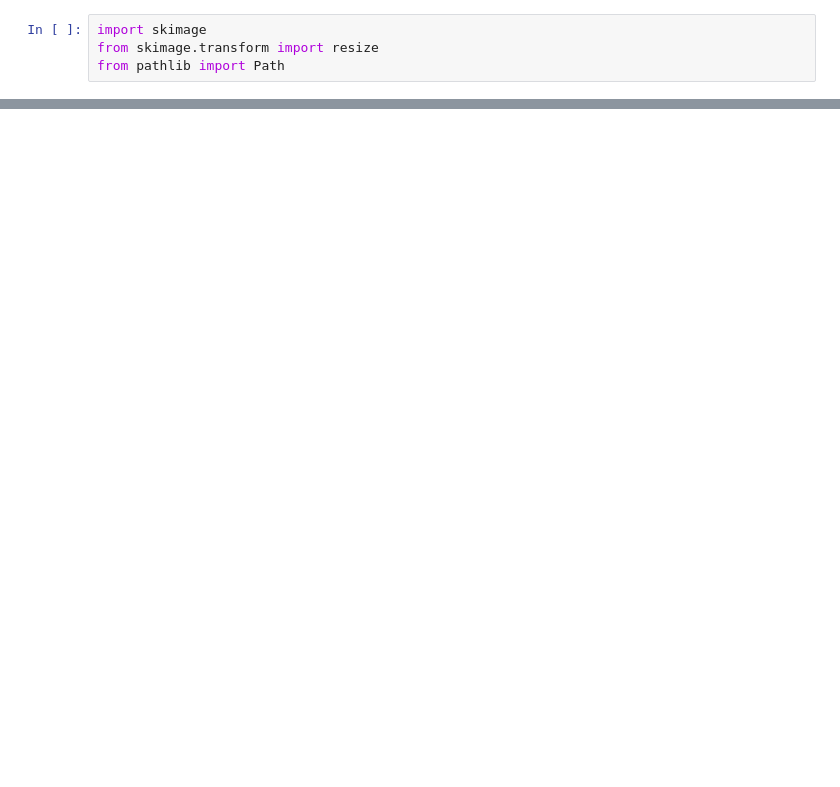
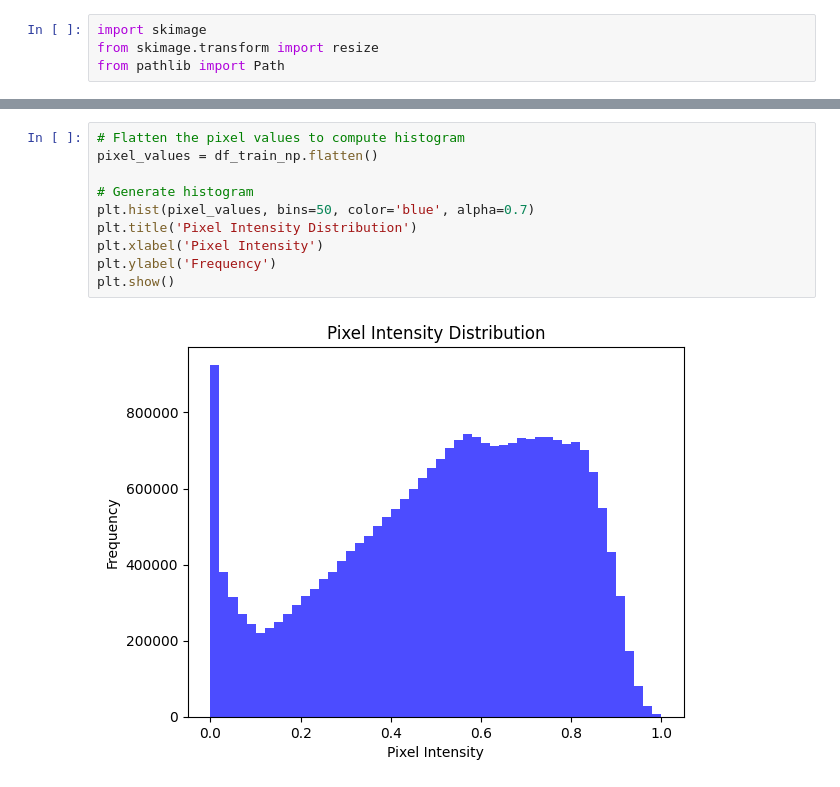
Before and after one commit to adcollin/COVID-detection-from-XRay, a Jupyter notebook: ms3.ipynb, the cells around one changed output, grey strips where cells are left out. Saved outputs shown, nothing was run; the diff lists cells and outputs as text; blank space fills up the shorter version.

```diff
--- a/ms3.ipynb
+++ b/ms3.ipynb
@@ -118,0 +65,12 @@ plt.imshow(negative_np[10])
+# %%
+# Flatten the pixel values to compute histogram
+pixel_values = df_train_np.flatten()
+
+# Generate histogram
+plt.hist(pixel_values, bins=50, color='blue', alpha=0.7)
+plt.title('Pixel Intensity Distribution')
+plt.xlabel('Pixel Intensity')
+plt.ylabel('Frequency')
+plt.show()
+# %% [output]
+[figure, added]
```
Also changed, not shown: parts of 18 cells of this notebook, 4 other files.
